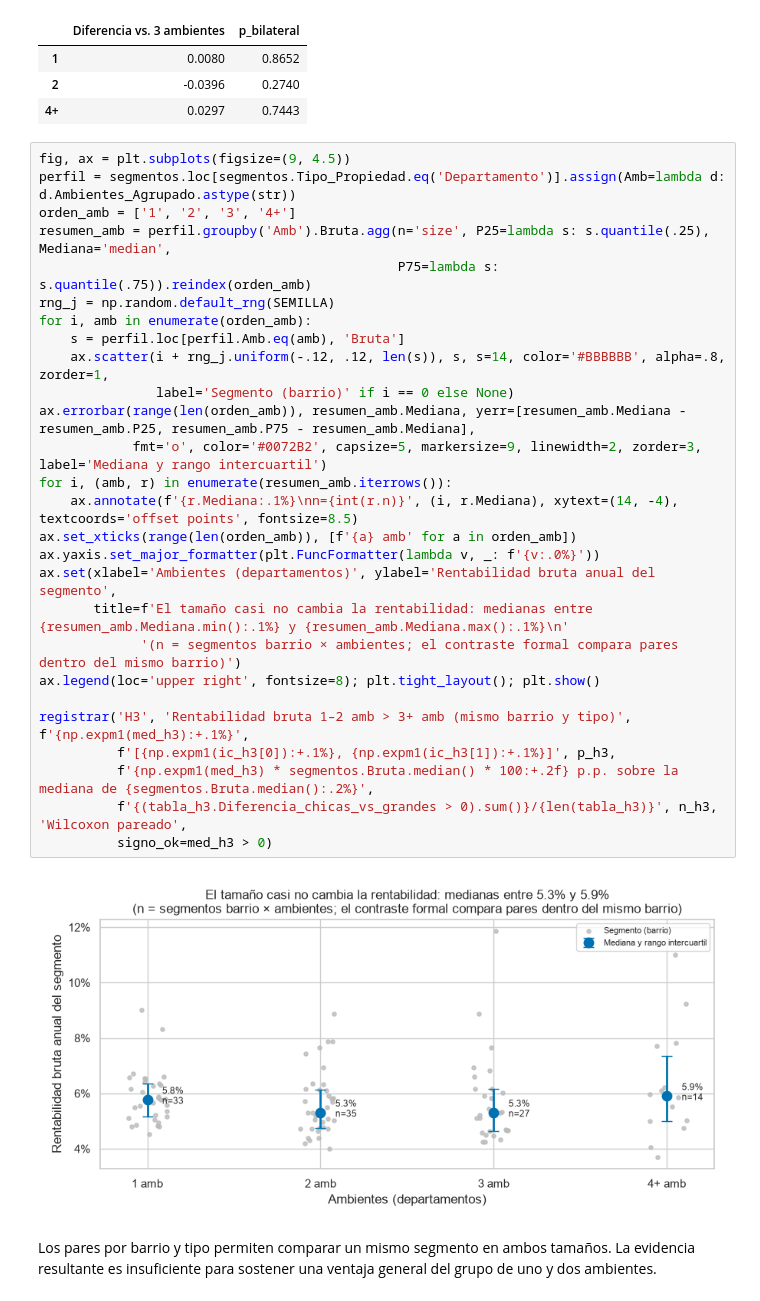
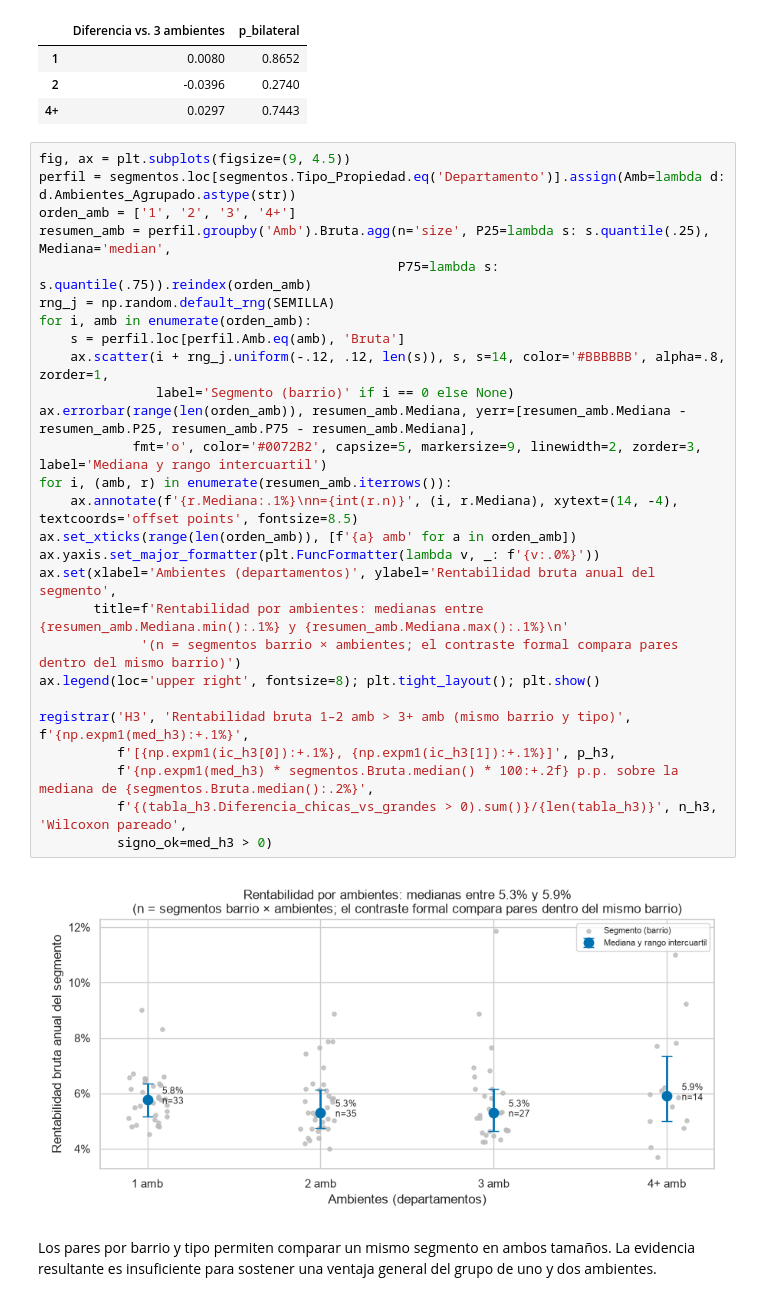
Before and after one commit to FrancisconiMorel/TP-Analisis-Descriptivo-Inmobiliario-CABA, a Jupyter notebook: notebooks/05_analisis_de_hipotesis.ipynb, the cells around one changed output. Cells and saved outputs as stored; diff of their text form.

```diff
--- a/notebooks/05_analisis_de_hipotesis.ipynb
+++ b/notebooks/05_analisis_de_hipotesis.ipynb
@@ -445,32 +447,32 @@ Pares barrio × tipo: 28 | diferencia mediana chicas − grandes: -0.6% IC95% [-
 # %%
 fig, ax = plt.subplots(figsize=(9, 4.5))
 perfil = segmentos.loc[segmentos.Tipo_Propiedad.eq('Departamento')].assign(Amb=lambda d: d.Ambientes_Agrupado.astype(str))
 orden_amb = ['1', '2', '3', '4+']
 resumen_amb = perfil.groupby('Amb').Bruta.agg(n='size', P25=lambda s: s.quantile(.25), Mediana='median',
                                               P75=lambda s: s.quantile(.75)).reindex(orden_amb)
 rng_j = np.random.default_rng(SEMILLA)
 for i, amb in enumerate(orden_amb):
     s = perfil.loc[perfil.Amb.eq(amb), 'Bruta']
     ax.scatter(i + rng_j.uniform(-.12, .12, len(s)), s, s=14, color='#BBBBBB', alpha=.8, zorder=1,
                label='Segmento (barrio)' if i == 0 else None)
 ax.errorbar(range(len(orden_amb)), resumen_amb.Mediana, yerr=[resumen_amb.Mediana - resumen_amb.P25, resumen_amb.P75 - resumen_amb.Mediana],
             fmt='o', color='#0072B2', capsize=5, markersize=9, linewidth=2, zorder=3, label='Mediana y rango intercuartil')
 for i, (amb, r) in enumerate(resumen_amb.iterrows()):
     ax.annotate(f'{r.Mediana:.1%}\nn={int(r.n)}', (i, r.Mediana), xytext=(14, -4), textcoords='offset points', fontsize=8.5)
 ax.set_xticks(range(len(orden_amb)), [f'{a} amb' for a in orden_amb])
 ax.yaxis.set_major_formatter(plt.FuncFormatter(lambda v, _: f'{v:.0%}'))
 ax.set(xlabel='Ambientes (departamentos)', ylabel='Rentabilidad bruta anual del segmento',
-       title=f'El tamaño casi no cambia la rentabilidad: medianas entre {resumen_amb.Mediana.min():.1%} y {resumen_amb.Mediana.max():.1%}\n'
+       title=f'Rentabilidad por ambientes: medianas entre {resumen_amb.Mediana.min():.1%} y {resumen_amb.Mediana.max():.1%}\n'
              '(n = segmentos barrio × ambientes; el contraste formal compara pares dentro del mismo barrio)')
 ax.legend(loc='upper right', fontsize=8); plt.tight_layout(); plt.show()
 
 registrar('H3', 'Rentabilidad bruta 1–2 amb > 3+ amb (mismo barrio y tipo)', f'{np.expm1(med_h3):+.1%}',
           f'[{np.expm1(ic_h3[0]):+.1%}, {np.expm1(ic_h3[1]):+.1%}]', p_h3,
           f'{np.expm1(med_h3) * segmentos.Bruta.median() * 100:+.2f} p.p. sobre la mediana de {segmentos.Bruta.median():.2%}',
           f'{(tabla_h3.Diferencia_chicas_vs_grandes > 0).sum()}/{len(tabla_h3)}', n_h3, 'Wilcoxon pareado',
           signo_ok=med_h3 > 0)
 # %% [output]
-[figure, old version]
+[figure, new version]
 # %% [markdown]
 Los pares por barrio y tipo permiten comparar un mismo segmento en ambos tamaños. La evidencia resultante es insuficiente para sostener una ventaja general del grupo de uno y dos ambientes.
 # %% [markdown]
```
Also changed, not shown: parts of 9 cells of this notebook, 3 other files.
